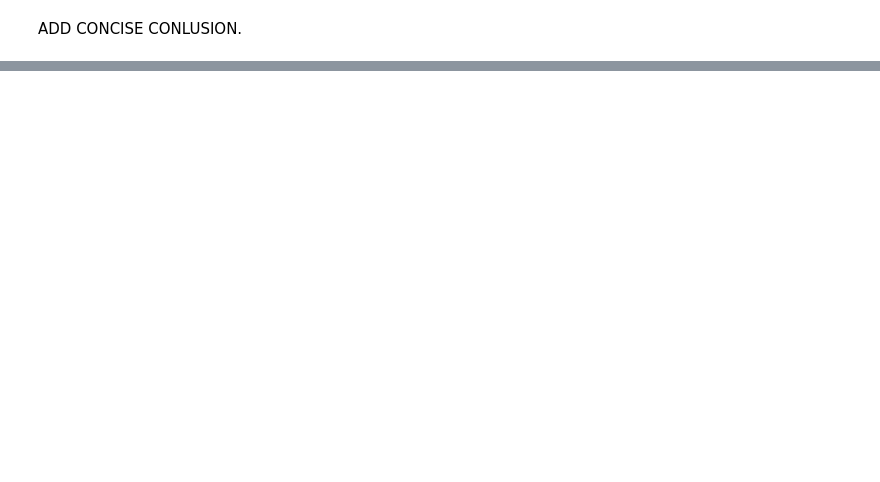
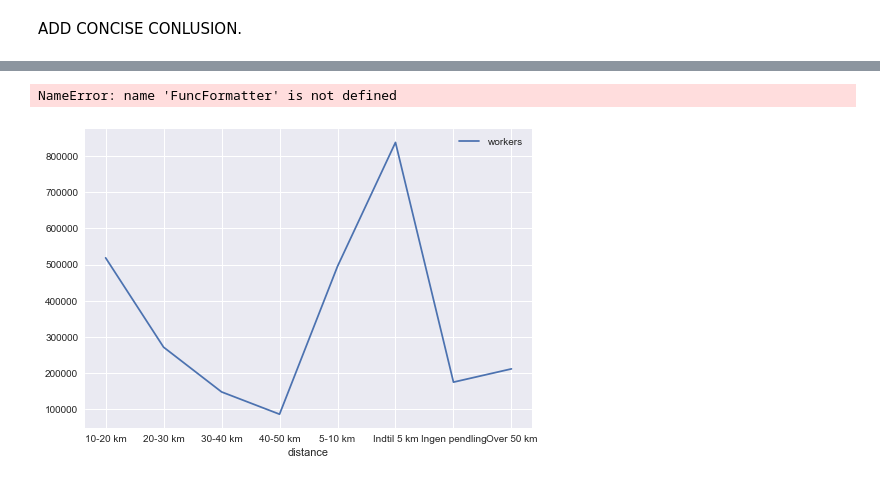
Before and after one commit to christelgjensen/projects-2020-green-mamba, a Jupyter notebook: dataproject/dataproject.ipynb, the cells around one changed output, grey strips where cells are left out. Saved outputs shown, nothing was run; the diff lists cells and outputs as text; code cells hidden in the pictures; blank space fills up the shorter version.

```diff
--- a/dataproject/dataproject.ipynb
+++ b/dataproject/dataproject.ipynb
@@ -137,0 +143,6 @@ print(f'Number of years          = {len(merged.year.unique())}')
+# %%
+#Using panda to read file
+commute = pd.read_excel(file)
+
+#See the name of the variables - printing first 10 obs
+print(commute.head(10))
@@ -148,2 +305,16 @@ ADD FURTHER ANALYSIS. EXPLAIN THE CODE BRIEFLY AND SUMMARIZE THE RESULTS.
 # %% [markdown]
 ADD CONCISE CONLUSION.
+# %%
+#We want to look further at distance intervals
+#Excluding "I alt" and "Ikke beregnet"
+comma = commute.loc[commute['region'] == 'Hele landet']
+commb = comma.loc[comma['distance'] != 'I alt']
+comm2 = commb.loc[commb['distance'] != 'Ikke beregnet']
+
+print(comm2.head(20))
+print(f'Data set about communiting areas has shape {comm2.shape}')
+
+#Descriptive statistics grouped by distance on workers
+desc2 = comm2.groupby(['distance']).describe()
+pd.options.display.float_format = '{:.0f}'.format #No decimals
+print(desc2)
@@ -149,0 +339,39 @@ ADD CONCISE CONLUSION.
+# %%
+#Defining the mean of commuters in each distance interval
+mean2 = comm2.groupby(['distance']).mean()
+
+#Plot
+def static_figure():
+
+    # i. docstring
+    """ Makes a static figure of the mean number of commuters on distance intervals.
+
+    Args: None
+
+    """
+
+    # ii. make the plot
+    ax = mean2['workers'].plot(legend = True)
+
+    formatter = FuncFormatter(thousands)
+
+    # iii. set thousands separator on y-axis
+    ax.yaxis.set_major_formatter(formatter)
+
+    # iv. set x-axis to the number of weeks according to duration
+    ax.set_xticks(['distance'])
+
+    # v. set labels
+    ax.set_ylabel('Number of workers')
+    ax.set_xlabel('Distance')
+
+    # vi. set title
+    ax.set_title('Figure 2')
+
+# c. call the function
+static_figure()
+
+#FÅ DET TIL AT SE PÆNERE UD
+# %% [output]
+NameError: name 'FuncFormatter' is not defined
+[figure, added]
```
Also changed, not shown: parts of 14 cells of this notebook.
